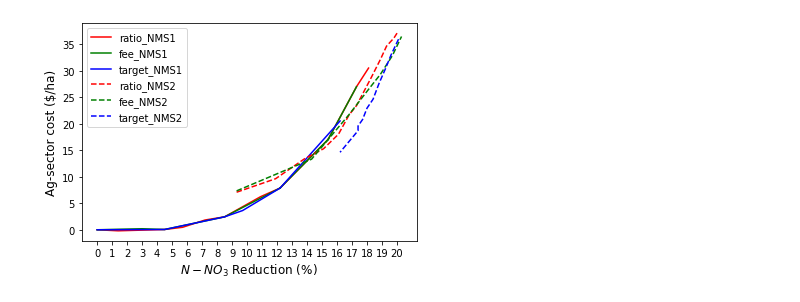
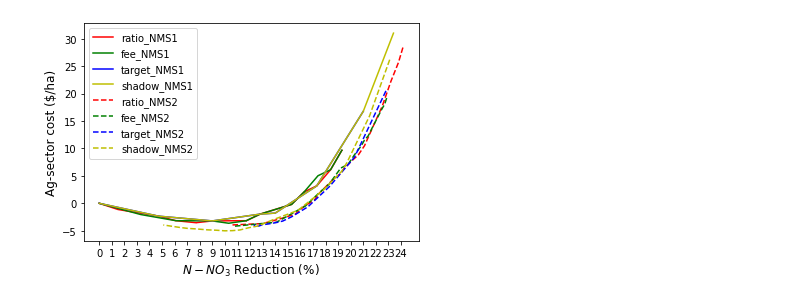
Before and after one commit to germanmandrini/n_policy, a Jupyter notebook: Codes/5e_L_reduction_cost.ipynb, the cells around one changed output. Saved outputs shown, nothing was run; the diff lists cells and outputs as text; code cells hidden in the pictures.

```diff
--- a/Codes/5e_L_reduction_cost.ipynb
+++ b/Codes/5e_L_reduction_cost.ipynb
@@ -43,16 +43,19 @@ perfomances_dt5[perfomances_dt5['policy_name'] == 'fee']
 # %%
-perfomances_dt5['L_change'] = -perfomances_dt5['L_change']
-perfomances_dt5 = perfomances_dt5[perfomances_dt5['L_change'] >= 0]
-perfomances_dt5 = perfomances_dt5.sort_values(by=['policy_val'])
-ratio_1_dt = perfomances_dt5[(perfomances_dt5['policy_name'] == 'ratio') & (perfomances_dt5['NMS'] == '1')]
-fee_1_dt = perfomances_dt5[(perfomances_dt5['policy_name'] == 'fee') & (perfomances_dt5['NMS'] == '1')]
-nred_1_dt = perfomances_dt5[(perfomances_dt5['policy_name'] == 'nred') & (perfomances_dt5['NMS'] == '1')]
-subs_1_dt = perfomances_dt5[(perfomances_dt5['policy_name'] == 'subs') & (perfomances_dt5['NMS'] == '1')]
+perfomances_dt4['L_change'] = -perfomances_dt4['L_change']
+# perfomances_dt4 = perfomances_dt4[perfomances_dt4['L_change'] >= 0]
+perfomances_dt4 = perfomances_dt4.sort_values(by=['policy_val'])
+ratio_1_dt = perfomances_dt4[(perfomances_dt4['policy_name'] == 'ratio') & (perfomances_dt4['NMS'] == '1')]
+fee_1_dt = perfomances_dt4[(perfomances_dt4['policy_name'] == 'fee') & (perfomances_dt4['NMS'] == '1')]
+nred_1_dt = perfomances_dt4[(perfomances_dt4['policy_name'] == 'nred') & (perfomances_dt4['NMS'] == '1')]
+# subs_1_dt = perfomances_dt4[(perfomances_dt4['policy_name'] == 'subs') & (perfomances_dt4['NMS'] == '1')]
+shadow_1_dt = perfomances_dt4[(perfomances_dt4['policy_name'] == 'shadow') & (perfomances_dt4['NMS'] == '1')]
 
-ratio_2_dt = perfomances_dt5[(perfomances_dt5['policy_name'] == 'ratio') & (perfomances_dt5['NMS'] == '2')]
-fee_2_dt = perfomances_dt5[(perfomances_dt5['policy_name'] == 'fee') & (perfomances_dt5['NMS'] == '2')]
-nred_2_dt = perfomances_dt5[(perfomances_dt5['policy_name'] == 'nred') & (perfomances_dt5['NMS'] == '2')]
-subs_2_dt = perfomances_dt5[(perfomances_dt5['policy_name'] == 'subs') & (perfomances_dt5['NMS'] == '2')]
+ratio_2_dt = perfomances_dt4[(perfomances_dt4['policy_name'] == 'ratio') & (perfomances_dt4['NMS'] == '2')]
+fee_2_dt = perfomances_dt4[(perfomances_dt4['policy_name'] == 'fee') & (perfomances_dt4['NMS'] == '2')]
+nred_2_dt = perfomances_dt4[(perfomances_dt4['policy_name'] == 'nred') & (perfomances_dt4['NMS'] == '2')]
+# subs_2_dt = perfomances_dt4[(perfomances_dt4['policy_name'] == 'subs') & (perfomances_dt4['NMS'] == '2')]
+shadow_2_dt = perfomances_dt4[(perfomances_dt4['policy_name'] == 'shadow') & (perfomances_dt4['NMS'] == '2')]
 
-perfomances_dt5[perfomances_dt5['policy_name'] == 'fee']
+perfomances_dt4[perfomances_dt4['policy_name'] == 'fee']
+shadow_2_dt
 # %% [output]
@@ -76,25 +79,25 @@ perfomances_dt5[perfomances_dt5['policy_name'] == 'fee']
 # %%
 # libraries
 import matplotlib.pyplot as plt
 import numpy as np
 import pandas as pd
 
 fig, ax = plt.subplots()
 ax.plot(ratio_1_dt['L_change'], ratio_1_dt['C'], color = 'r', label = 'ratio_NMS1')
 ax.plot(fee_1_dt['L_change'], fee_1_dt['C'], color = 'g', label = 'fee_NMS1')
 ax.plot(nred_1_dt['L_change'], nred_1_dt['C'], color = 'b', label = 'target_NMS1')
-# ax.plot(subs_1_dt['L_change'], subs_1_dt['C'], color = 'y', label = 'subs_NMS1')
+ax.plot(shadow_1_dt['L_change'], shadow_1_dt['C'], color = 'y', label = 'shadow_NMS1')
 ax.plot(ratio_2_dt['L_change'], ratio_2_dt['C'], linestyle='dashed', color = 'r',  label = 'ratio_NMS2')
 ax.plot(fee_2_dt['L_change'], fee_2_dt['C'], linestyle='dashed', color = 'g', label = 'fee_NMS2')
 ax.plot(nred_2_dt['L_change'], nred_2_dt['C'], linestyle='dashed', color = 'b', label = 'target_NMS2')
-# ax.plot(subs_2_dt['L_change'], subs_2_dt['C'], color = 'y', label = 'subs_NMS2')
+ax.plot(shadow_2_dt['L_change'], shadow_2_dt['C'], linestyle='dashed', color = 'y', label = 'shadow_NMS2')
 
 plt.legend()
 
 plt.xlabel("$N-NO_3$ Reduction (%)", size = 12)
 plt.ylabel("Ag-sector cost ($/ha)", size = 12)
-ax.set_xticks((np.arange(0, 21, 1)))
+ax.set_xticks((np.arange(0, 25, 1)))
 plot_file_name = "/home/germanm2/n_policy_box/Data/figures/ag_sector_cost.png"
 plt.savefig(plot_file_name, dpi=300)
 # %% [output]
-[figure, old version]
+[figure, new version]
```
Also changed, not shown: parts of 2 cells of this notebook, 8 other files.
